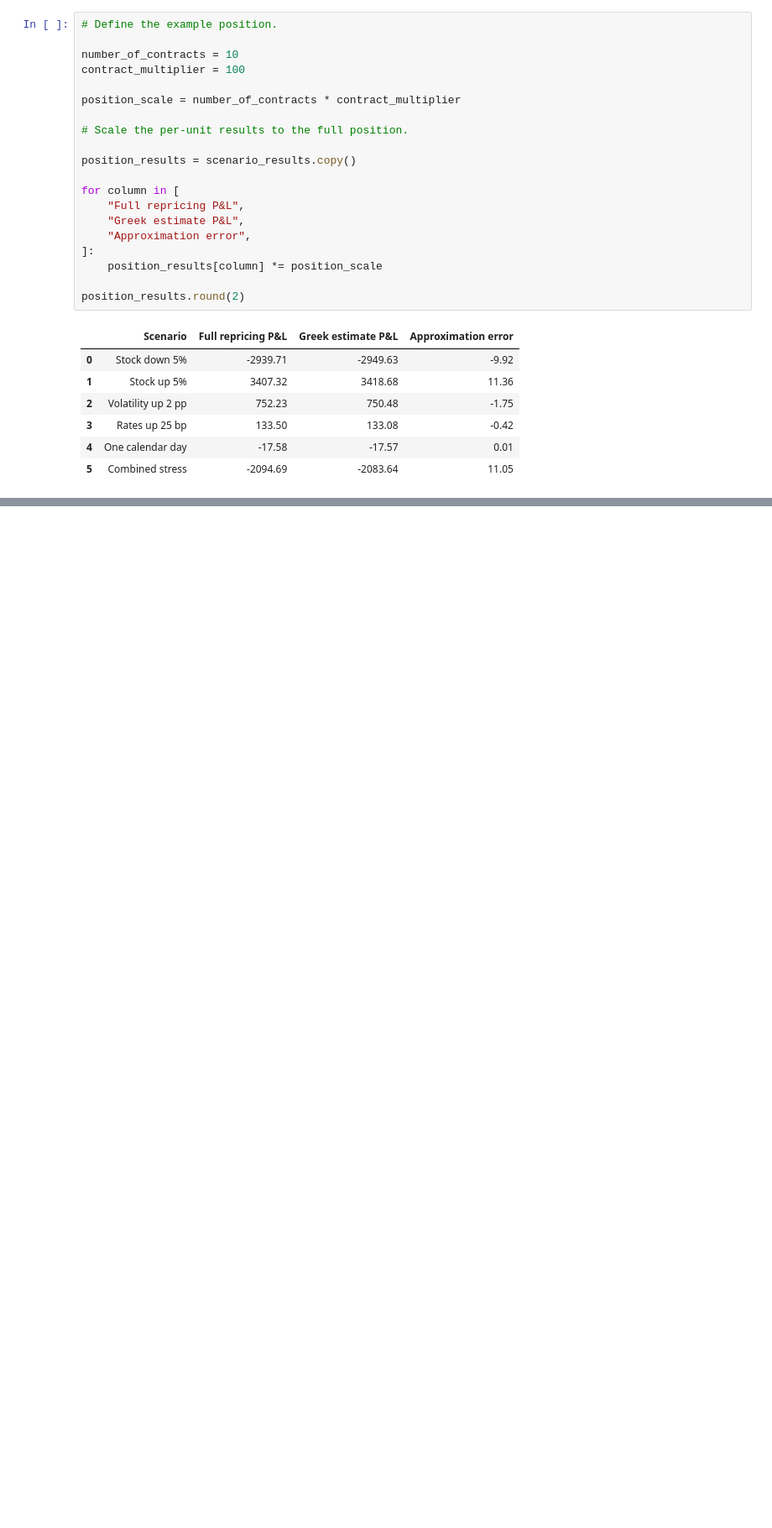
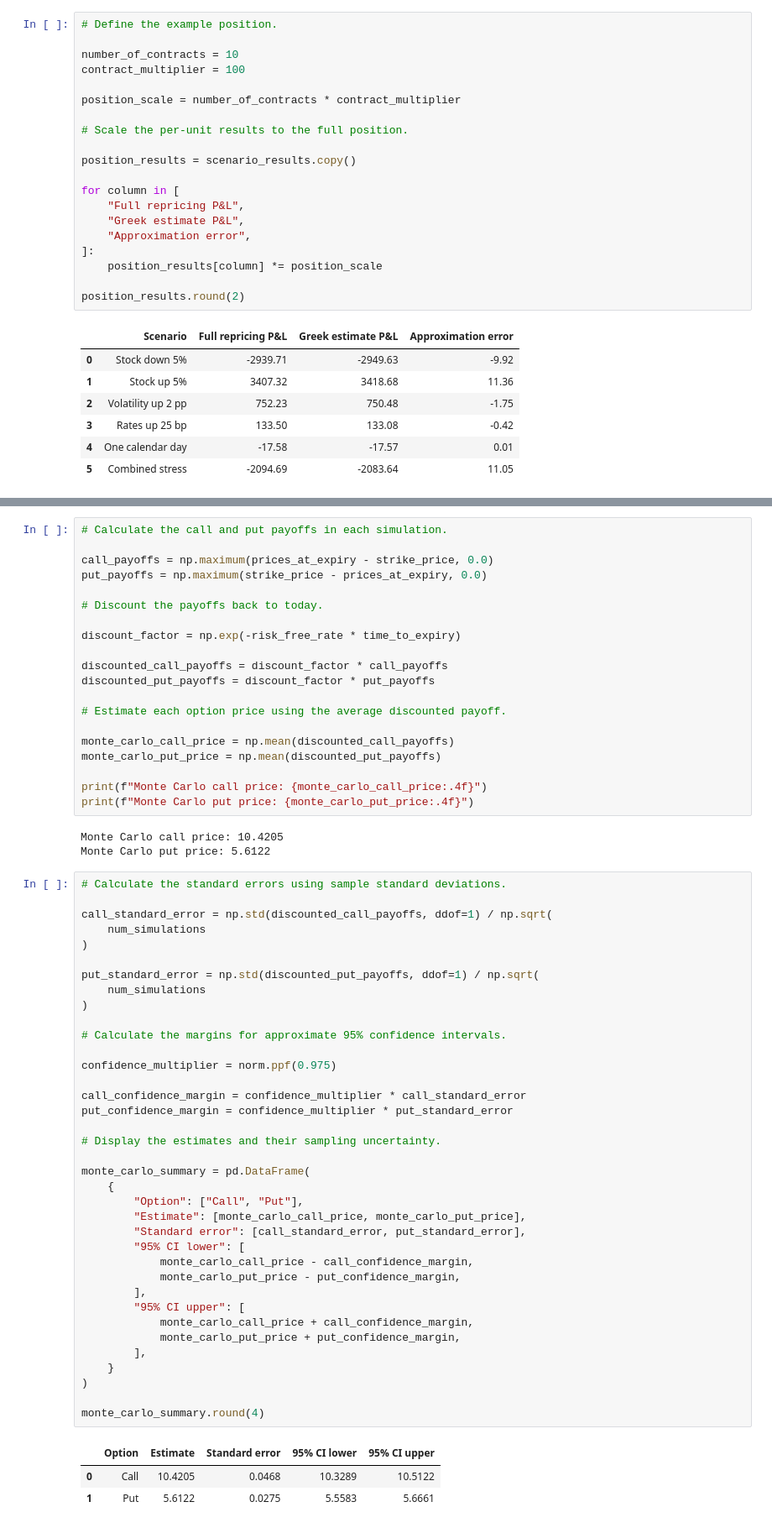
Before and after one commit to pranavbajaj1410-sketch/options-pricing-risk-analysis, a Jupyter notebook: analysis.ipynb, the cells around one changed output, grey strips where cells are left out. Shown at 84% size. Drawn from its saved outputs; the diff is of its cells as text; blank space fills up the shorter version.

```diff
--- a/analysis.ipynb
+++ b/analysis.ipynb
@@ -977,0 +1022,64 @@ position_results.round(2)
+# %%
+# Calculate the call and put payoffs in each simulation.
+
+call_payoffs = np.maximum(prices_at_expiry - strike_price, 0.0)
+put_payoffs = np.maximum(strike_price - prices_at_expiry, 0.0)
+
+# Discount the payoffs back to today.
+
+discount_factor = np.exp(-risk_free_rate * time_to_expiry)
+
+discounted_call_payoffs = discount_factor * call_payoffs
+discounted_put_payoffs = discount_factor * put_payoffs
+
+# Estimate each option price using the average discounted payoff.
+
+monte_carlo_call_price = np.mean(discounted_call_payoffs)
+monte_carlo_put_price = np.mean(discounted_put_payoffs)
+
+print(f"Monte Carlo call price: {monte_carlo_call_price:.4f}")
+print(f"Monte Carlo put price: {monte_carlo_put_price:.4f}")
+# %% [output]
+Monte Carlo call price: 10.4205
+Monte Carlo put price: 5.6122
+# %%
+# Calculate the standard errors using sample standard deviations.
+
+call_standard_error = np.std(discounted_call_payoffs, ddof=1) / np.sqrt(
+    num_simulations
+)
+
+put_standard_error = np.std(discounted_put_payoffs, ddof=1) / np.sqrt(
+    num_simulations
+)
+
+# Calculate the margins for approximate 95% confidence intervals.
+
+confidence_multiplier = norm.ppf(0.975)
+
+call_confidence_margin = confidence_multiplier * call_standard_error
+put_confidence_margin = confidence_multiplier * put_standard_error
+
+# Display the estimates and their sampling uncertainty.
+
+monte_carlo_summary = pd.DataFrame(
+    {
+        "Option": ["Call", "Put"],
+        "Estimate": [monte_carlo_call_price, monte_carlo_put_price],
+        "Standard error": [call_standard_error, put_standard_error],
+        "95% CI lower": [
+            monte_carlo_call_price - call_confidence_margin,
+            monte_carlo_put_price - put_confidence_margin,
+        ],
+        "95% CI upper": [
+            monte_carlo_call_price + call_confidence_margin,
+            monte_carlo_put_price + put_confidence_margin,
+        ],
+    }
+)
+
+monte_carlo_summary.round(4)
+# %% [output]
+|  | Option | Estimate | Standard error | 95% CI lower | 95% CI upper |
+| 0 | Call | 10.4205 | 0.0468 | 10.3289 | 10.5122 |
+| 1 | Put | 5.6122 | 0.0275 | 5.5583 | 5.6661 |
```
Also changed, not shown: parts of 7 cells of this notebook.
